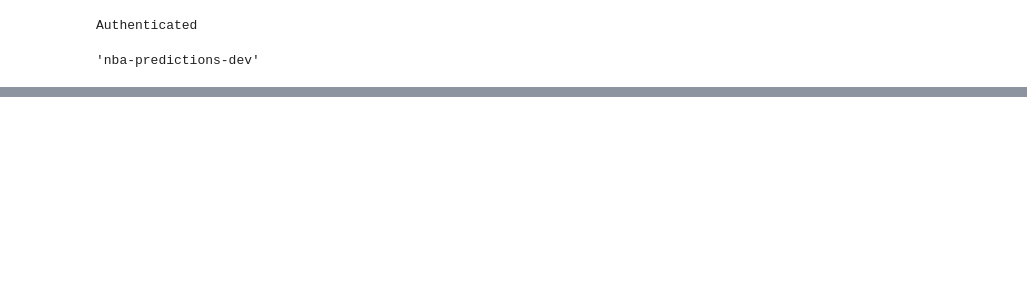
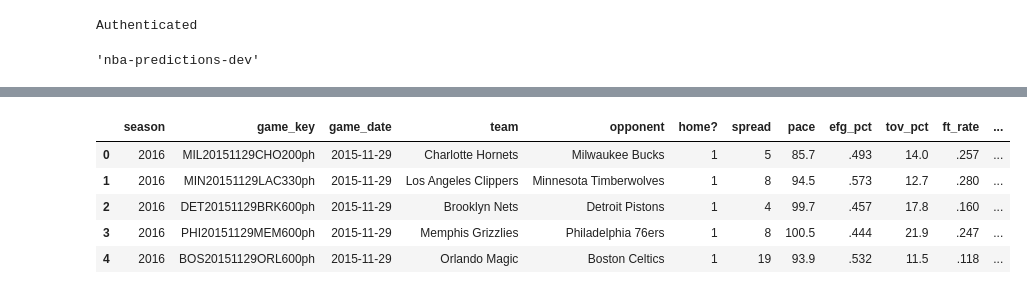
Before and after one commit to cwilbar04/gcp-end-to-end-nba-predictions, a Jupyter notebook: notebooks/EDA.ipynb, the cells around one changed output, grey strips where cells are left out. Saved outputs shown, nothing was run; the diff lists cells and outputs as text; code cells hidden in the pictures; blank space fills up the shorter version.

```diff
--- a/notebooks/EDA.ipynb
+++ b/notebooks/EDA.ipynb
@@ -36,0 +73,7 @@ gaia_id: 188994400757
+# %%
+game['season'] = ''
+for i in range(len(game)-1):
+  if ((game['game_date'][i].year != 2020 and game['game_date'][i].month < 7) or (game['game_date'][i].year == 2020 and game['game_date'][i].month < 11)):
+    game.loc[i,'season'] = game['game_date'][i].year
+  else:
+    game.loc[i,'season'] = game['game_date'][i].year + 1
@@ -36,0 +153,23 @@ gaia_id: 188994400757
+# %%
+games_by_team_visitor = pd.DataFrame()
+games_by_team_visitor ['season'] = game['season']
+games_by_team_visitor ['game_key'] = game['game_key'] + 'a'
+games_by_team_visitor ['game_date'] = pd.to_datetime(game['game_date'])
+games_by_team_visitor ['team'] = game['visitor_team_name']
+games_by_team_visitor ['opponent'] = game['home_team_name']
+games_by_team_visitor ['home?'] = 0
+games_by_team_visitor ['spread'] = game['home_spread']*-1
+games_by_team_visitor ['pace'] = game['a_ff_pace']
+games_by_team_visitor ['efg_pct'] = game['a_ff_efg_pct']
+games_by_team_visitor ['tov_pct'] = game['a_ff_tov_pct']
+games_by_team_visitor ['ft_rate'] = game['a_ff_ft_rate']
+games_by_team_visitor ['off_rtg'] = game['a_ff_off_rtg']
+games_by_team_visitor['opponent_pace'] = game['h_ff_pace']
+games_by_team_visitor['opponent_efg_pct'] = game['h_ff_efg_pct']
+games_by_team_visitor['opponent_tov_pct'] = game['h_ff_tov_pct']
+games_by_team_visitor['opponent_ft_rate'] = game['h_ff_ft_rate']
+games_by_team_visitor['opponent_off_rtg'] = game['h_ff_off_rtg']
+
+games_by_team_visitor['result'] = ''
+for i in range(len(game)-1):
+  games_by_team_visitor.loc[i,'result'] = 1 if game['home_spread'][i].astype(int) < 0 else 0
@@ -36,0 +196,3 @@ gaia_id: 188994400757
+# %%
+frames = [games_by_team_home,games_by_team_visitor]
+games_by_team = pd.concat(frames)
@@ -36,0 +219,9 @@ gaia_id: 188994400757
+# %%
+games_by_team.head()
+# %% [output]
+|  | season | game_key | game_date | team | opponent | home? | spread | pace | efg_pct | tov_pct | ft_rate | ... |
+| 0 | 2016 | MIL20151129CHO200ph | 2015-11-29 | Charlotte Hornets | Milwaukee Bucks | 1 | 5 | 85.7 | .493 | 14.0 | .257 | ... |
+| 1 | 2016 | MIN20151129LAC330ph | 2015-11-29 | Los Angeles Clippers | Minnesota Timberwolves | 1 | 8 | 94.5 | .573 | 12.7 | .280 | ... |
+| 2 | 2016 | DET20151129BRK600ph | 2015-11-29 | Brooklyn Nets | Detroit Pistons | 1 | 4 | 99.7 | .457 | 17.8 | .160 | ... |
+| 3 | 2016 | PHI20151129MEM600ph | 2015-11-29 | Memphis Grizzlies | Philadelphia 76ers | 1 | 8 | 100.5 | .444 | 21.9 | .247 | ... |
+| 4 | 2016 | BOS20151129ORL600ph | 2015-11-29 | Orlando Magic | Boston Celtics | 1 | 19 | 93.9 | .532 | 11.5 | .118 | ... |
```
Also changed, not shown: parts of 28 cells of this notebook.
